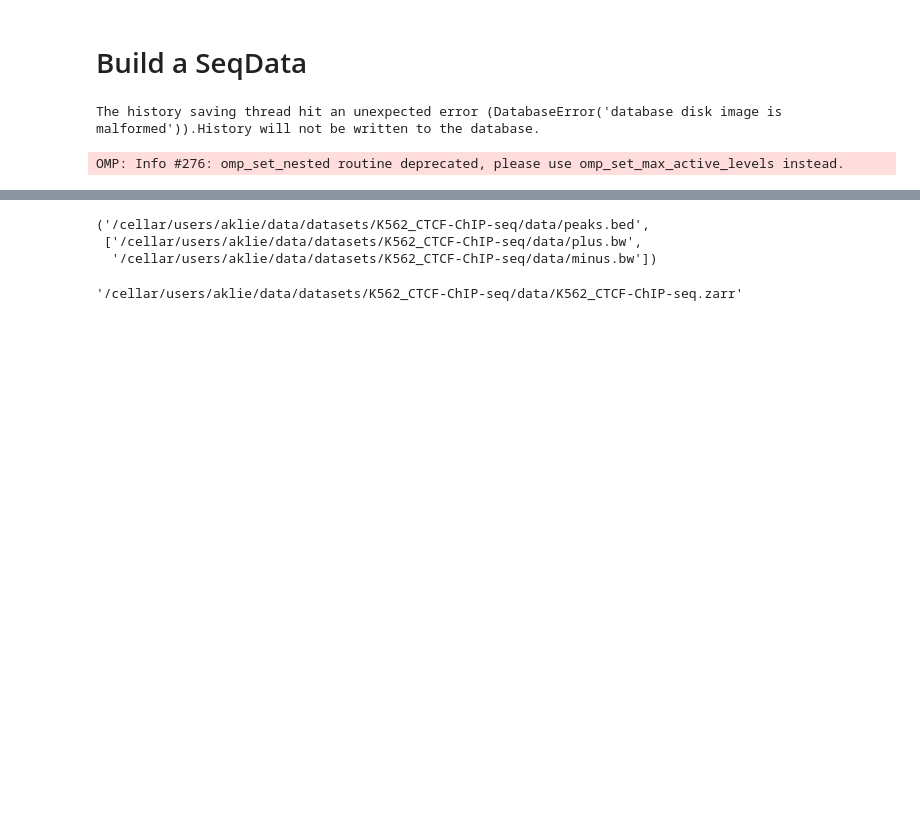
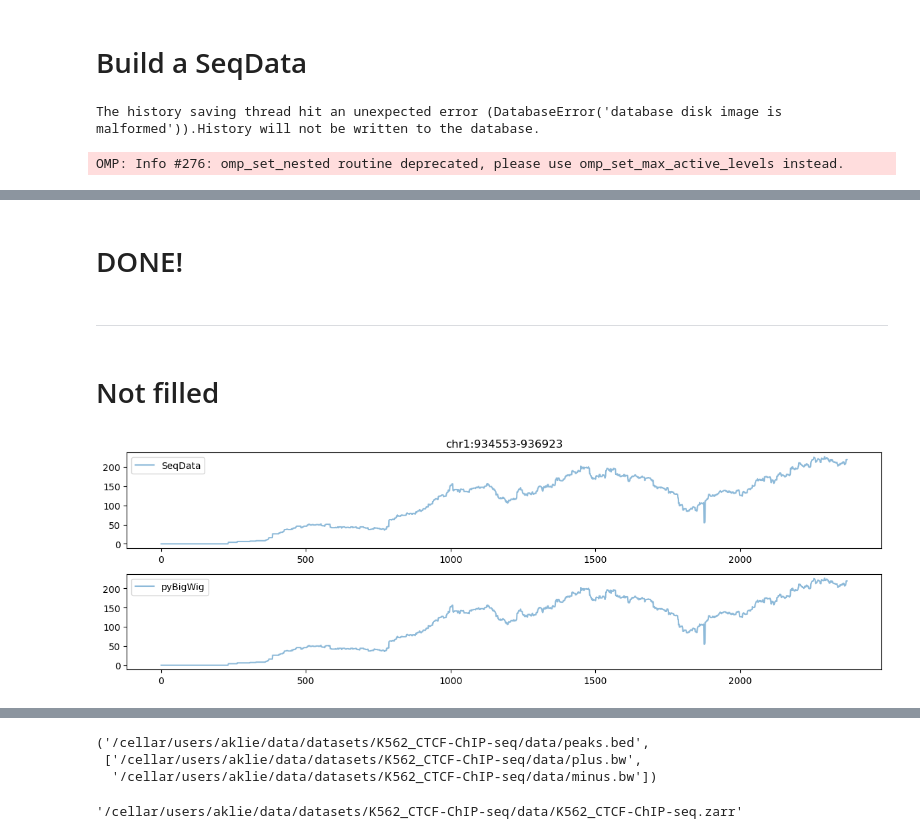
Before and after one commit to ML4GLand/K562_STARR-seq, a Jupyter notebook: bin/3_build_seqdata.ipynb, the cells around one changed output, grey strips where cells are left out. Saved outputs shown, nothing was run; the diff lists cells and outputs as text; code cells hidden in the pictures; blank space fills up the shorter version.

Commit message:
v0.0.1-alpha

```diff
--- a/bin/3_build_seqdata.ipynb
+++ b/bin/3_build_seqdata.ipynb
@@ -33,0 +42,23 @@ fasta = "/cellar/users/aklie/data/ref/genomes/hg38/hg38.fa"
+# %%
+# Build SeqData
+sdata = sd.from_region_files(
+    sd.GenomeFASTA('seq',
+        fasta,
+        batch_size=10000,
+        n_threads=4,
+    ),
+    sd.BigWig(
+        'cov',
+        [signal],
+        ["K562_STARR-seq"],
+        batch_size=10000,
+        n_jobs=4,
+        threads_per_job=2,
+    ),
+    path=out,
+    fixed_length=2114,
+    bed=peaks,
+    overwrite=True,
+    max_jitter=128
+)
+sdata.load()
@@ -33,0 +115,21 @@ fasta = "/cellar/users/aklie/data/ref/genomes/hg38/hg38.fa"
+# %% [markdown]
+# DONE!
+# %% [markdown]
+---
+# %% [markdown]
+# Not filled
+# %%
+# Plot signal and control
+seq_num = 10
+ser = sdata[["name", "chrom", "chromStart", "chromEnd"]].to_dataframe().loc[seq_num]
+fig, ax = plt.subplots(2, 1, figsize=(12,4))
+ax[0].plot(sdata["cov"][seq_num].values.squeeze(), label="SeqData", alpha=0.5)
+ax[0].legend()
+vals = np.array(file.values(ser["chrom"], ser["chromStart"], ser["chromEnd"]))
+vals = np.nan_to_num(vals)
+ax[1].plot(vals, label="pyBigWig", alpha=0.5)
+ax[0].set_title(ser["chrom"] + ":" + ser["chromStart"].astype(str) + "-" + ser["chromEnd"].astype(str))
+ax[1].legend()
+plt.tight_layout()
+# %% [output]
+[figure, added]
```
Also changed, not shown: parts of 9 cells of this notebook, 2 other files.
